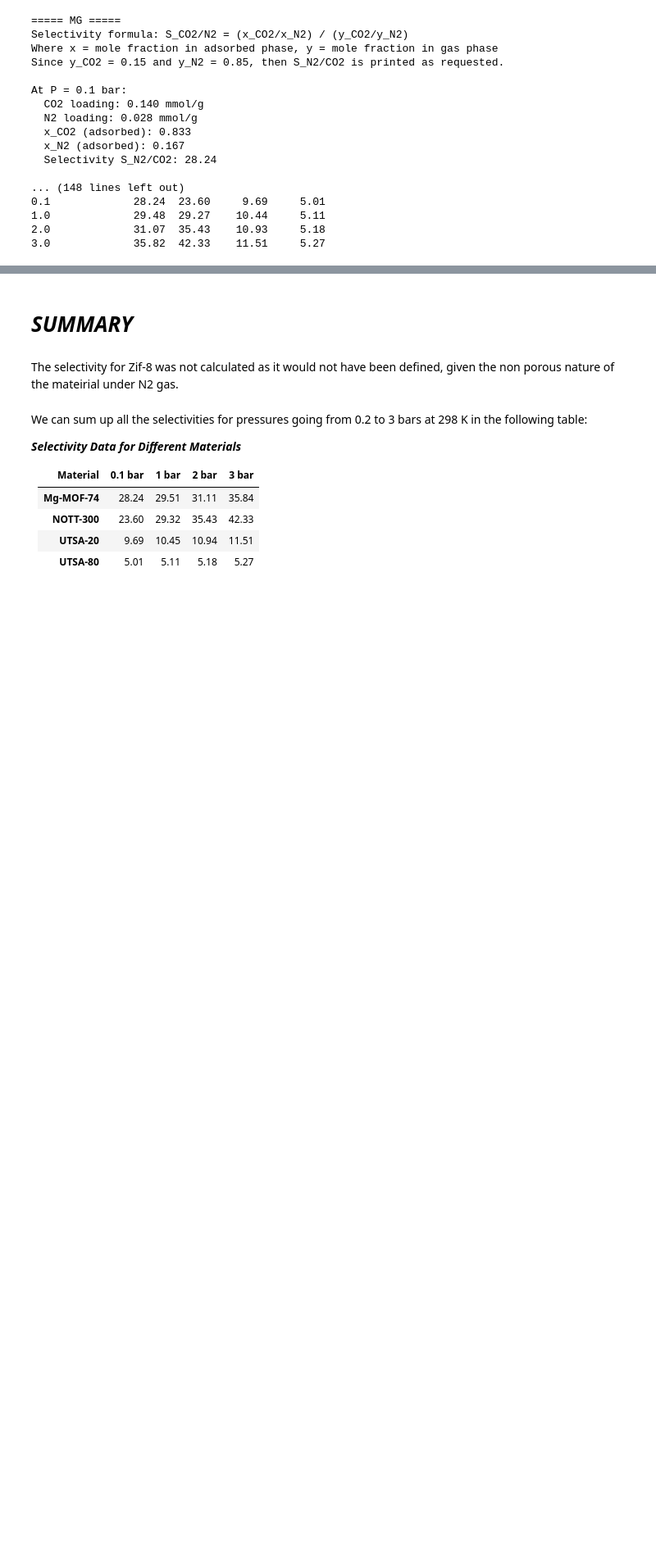
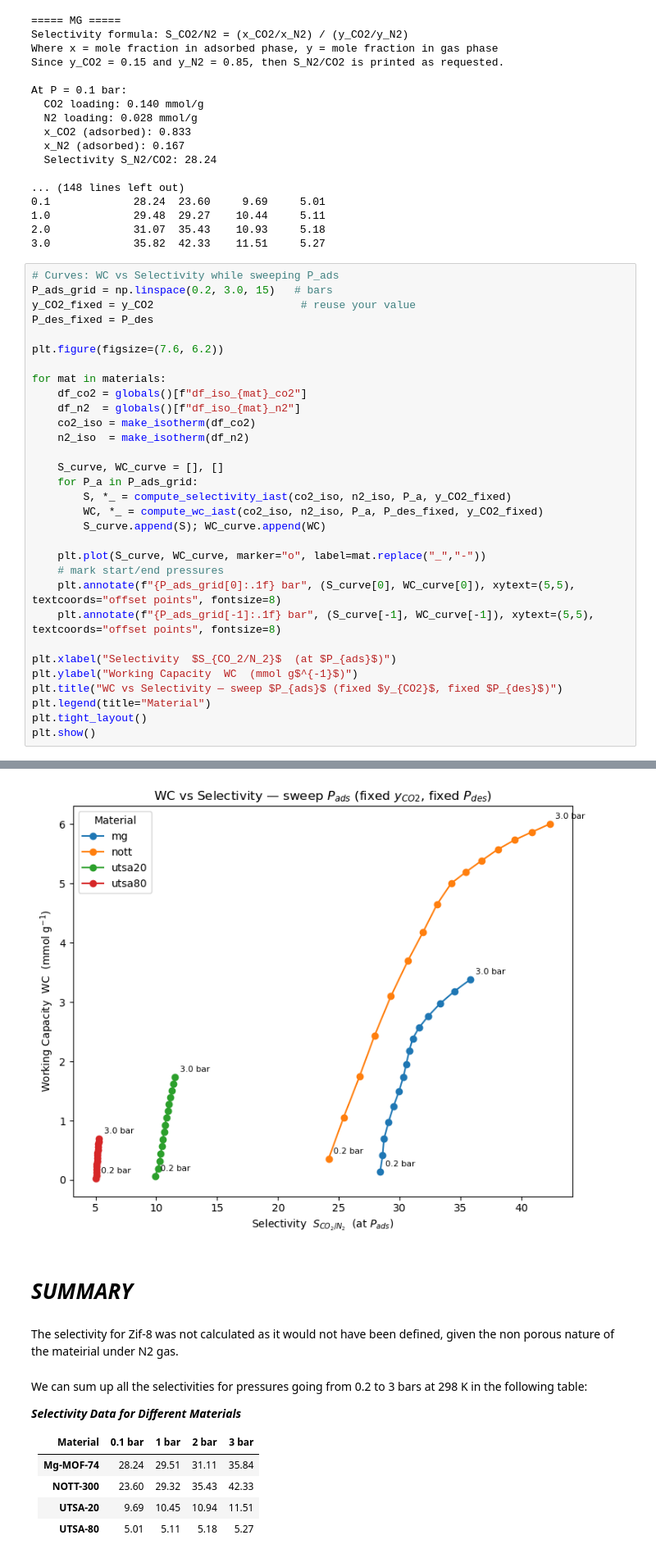
Before and after one commit to SerenaBouChaaya/modeling-lab-block-2-assignment-1, a Jupyter notebook: GroupC_Block2_project/GroupC_Block2_project.ipynb, the cells around one changed output, grey strips where cells are left out. Shown: that part at 82% size. Drawn from its saved outputs; the diff is of its cells as text; blank space fills up the shorter version.

```diff
--- a/GroupC_Block2_project/GroupC_Block2_project.ipynb
+++ b/GroupC_Block2_project/GroupC_Block2_project.ipynb
@@ -672,3 +672,35 @@ At P = 0.1 bar:
 1.0             29.48  29.27    10.44     5.11
 2.0             31.07  35.43    10.93     5.18
 3.0             35.82  42.33    11.51     5.27
+# %%
+# Curves: WC vs Selectivity while sweeping P_ads
+P_ads_grid = np.linspace(0.2, 3.0, 15)   # bars
+y_CO2_fixed = y_CO2                       # reuse your value
+P_des_fixed = P_des
+
+plt.figure(figsize=(7.6, 6.2))
+
+for mat in materials:
+    df_co2 = globals()[f"df_iso_{mat}_co2"]
+    df_n2  = globals()[f"df_iso_{mat}_n2"]
+    co2_iso = make_isotherm(df_co2)
+    n2_iso  = make_isotherm(df_n2)
+
+    S_curve, WC_curve = [], []
+    for P_a in P_ads_grid:
+        S, *_ = compute_selectivity_iast(co2_iso, n2_iso, P_a, y_CO2_fixed)
+        WC, *_ = compute_wc_iast(co2_iso, n2_iso, P_a, P_des_fixed, y_CO2_fixed)
+        S_curve.append(S); WC_curve.append(WC)
+
+    plt.plot(S_curve, WC_curve, marker="o", label=mat.replace("_","-"))
+    # mark start/end pressures
+    plt.annotate(f"{P_ads_grid[0]:.1f} bar", (S_curve[0], WC_curve[0]), xytext=(5,5), textcoords="offset points", fontsize=8)
+    plt.annotate(f"{P_ads_grid[-1]:.1f} bar", (S_curve[-1], WC_curve[-1]), xytext=(5,5), textcoords="offset points", fontsize=8)
+
+plt.xlabel("Selectivity  $S_{CO_2/N_2}$  (at $P_{ads}$)")
+plt.ylabel("Working Capacity  WC  (mmol g$^{-1}$)")
+plt.title("WC vs Selectivity — sweep $P_{ads}$ (fixed $y_{CO2}$, fixed $P_{des}$)")
+plt.legend(title="Material")
+plt.tight_layout()
+plt.show()
+# %% [output]
@@ -675,3 +724,4 @@ At P = 0.1 bar:
+[figure, added]
 # %% [markdown]
 # ***SUMMARY***
 # %% [markdown]
```
Also changed, not shown: parts of 1 cell of this notebook.
